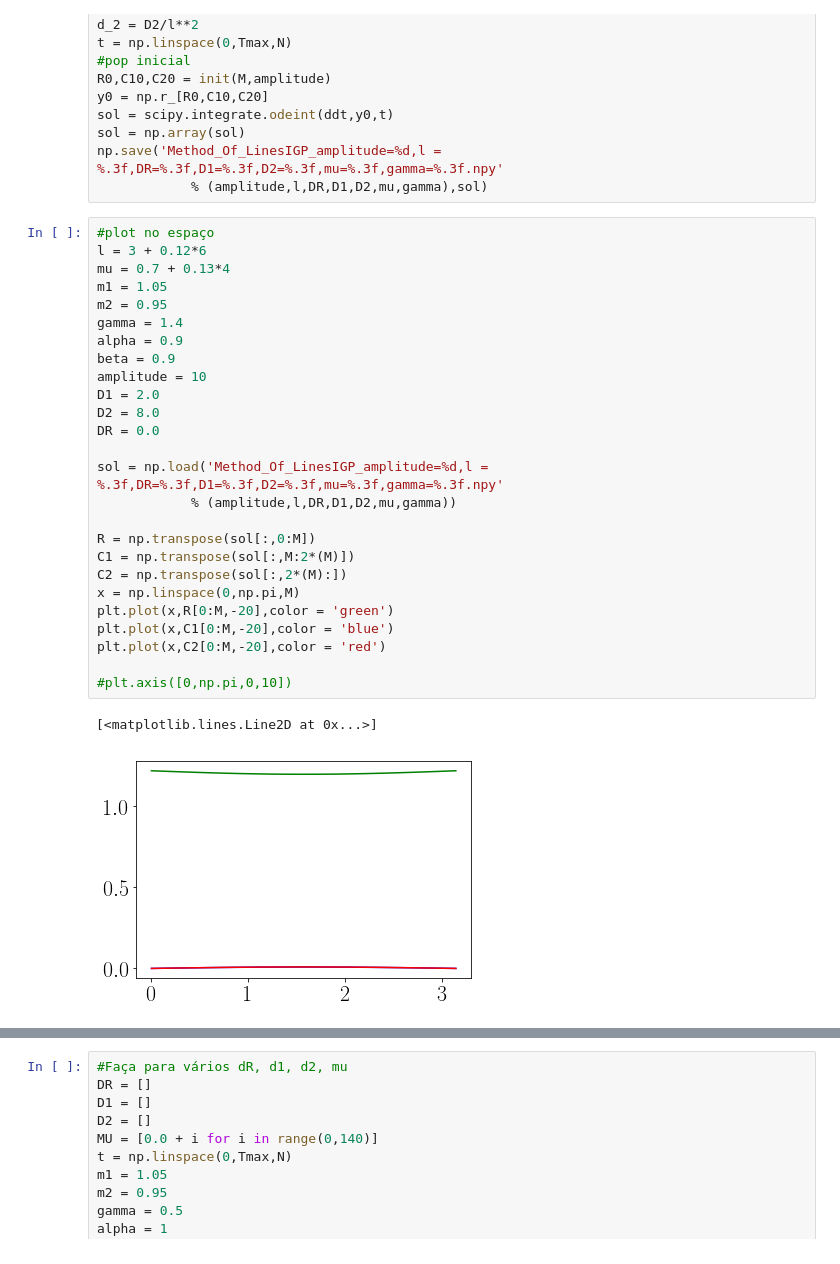
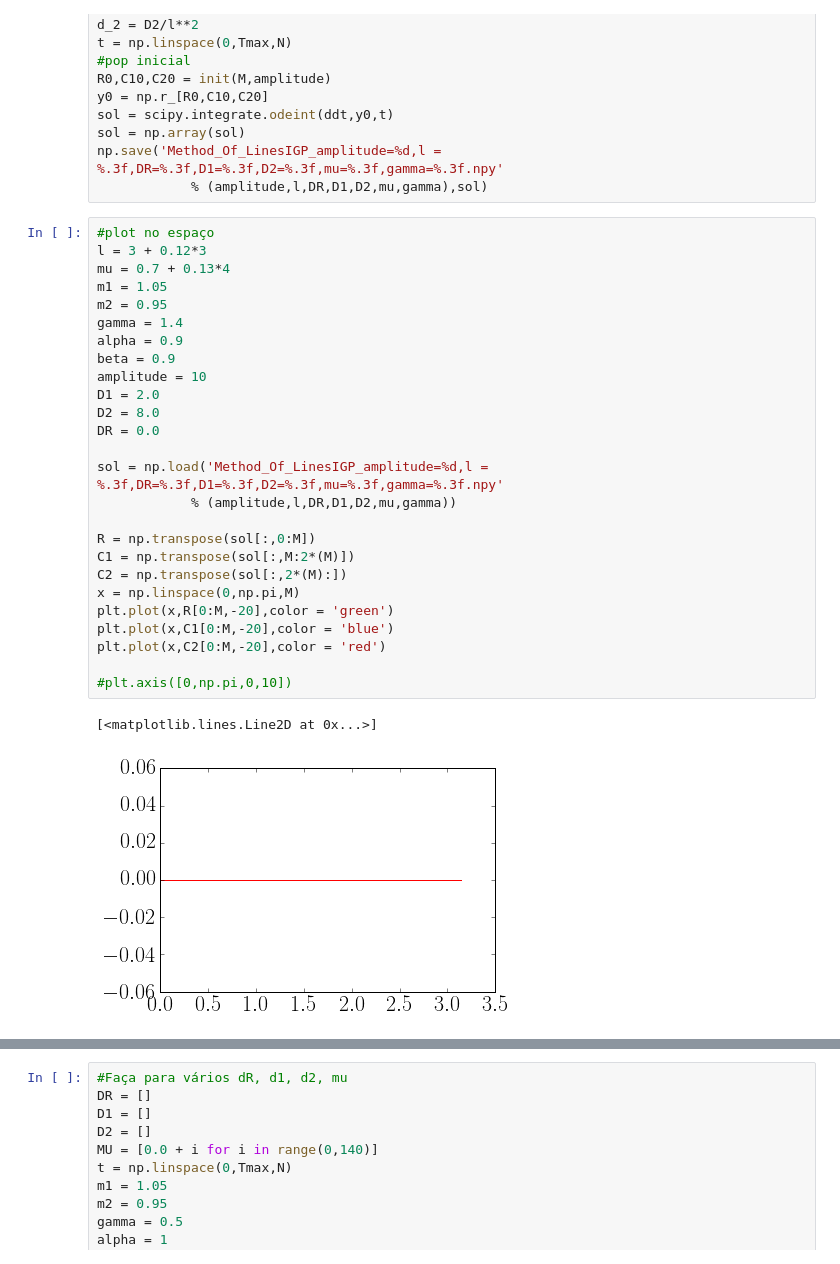
Before and after one commit to reand705/IGP, a Jupyter notebook: Method_Of_LinesIGP_MAX.ipynb, the cells around one changed output, grey strips where cells are left out. Cells and saved outputs as stored; diff of their text form.

```diff
--- a/Method_Of_LinesIGP_MAX.ipynb
+++ b/Method_Of_LinesIGP_MAX.ipynb
@@ -259,33 +259,33 @@ np.save('Method_Of_LinesIGP_amplitude=%d,l = %.3f,DR=%.3f,D1=%.3f,D2=%.3f,mu=%.3
             % (amplitude,l,DR,D1,D2,mu,gamma),sol)
 # %%
 #plot no espaço
-l = 3 + 0.12*6
+l = 3 + 0.12*3
 mu = 0.7 + 0.13*4
 m1 = 1.05
 m2 = 0.95
 gamma = 1.4
 alpha = 0.9
 beta = 0.9
 amplitude = 10
 D1 = 2.0
 D2 = 8.0
 DR = 0.0
 
 sol = np.load('Method_Of_LinesIGP_amplitude=%d,l = %.3f,DR=%.3f,D1=%.3f,D2=%.3f,mu=%.3f,gamma=%.3f.npy'
             % (amplitude,l,DR,D1,D2,mu,gamma))
 
 R = np.transpose(sol[:,0:M])
 C1 = np.transpose(sol[:,M:2*(M)])
 C2 = np.transpose(sol[:,2*(M):])
 x = np.linspace(0,np.pi,M)
 plt.plot(x,R[0:M,-20],color = 'green')
 plt.plot(x,C1[0:M,-20],color = 'blue')
 plt.plot(x,C2[0:M,-20],color = 'red')
 
 #plt.axis([0,np.pi,0,10])
 # %% [output]
 [<matplotlib.lines.Line2D at 0x...>]
-[figure, old version]
+[figure, new version]
 # %%
 #maximo do patch no tempo (ver se a população está constante mesmo,por exemplo)
 #Integre um caso aqui
```
Also changed, not shown: parts of 4 cells of this notebook.
